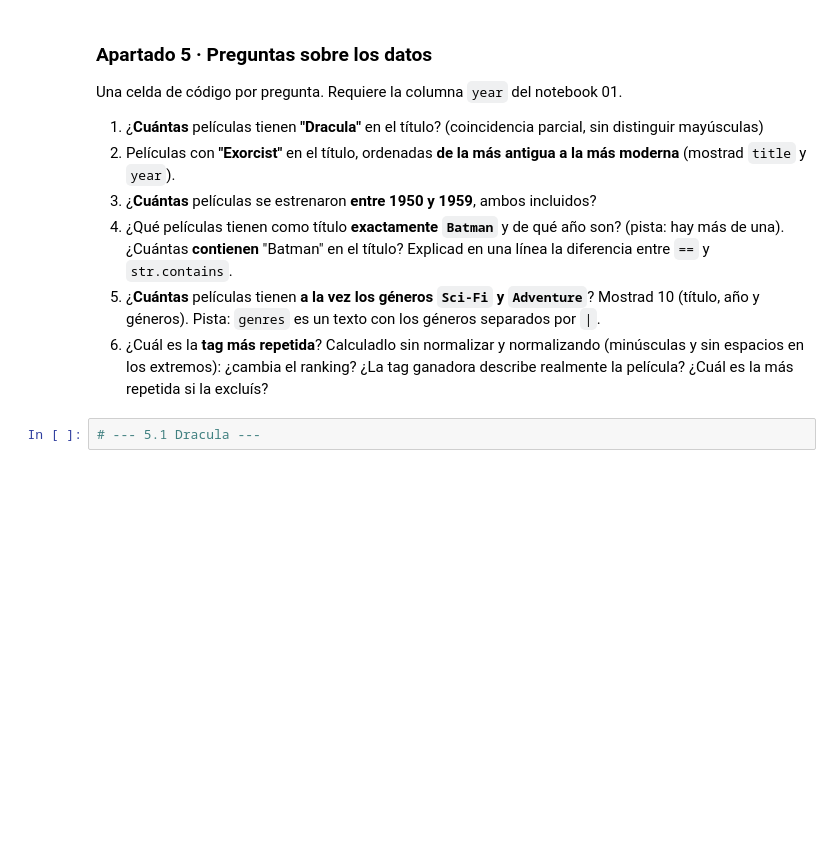
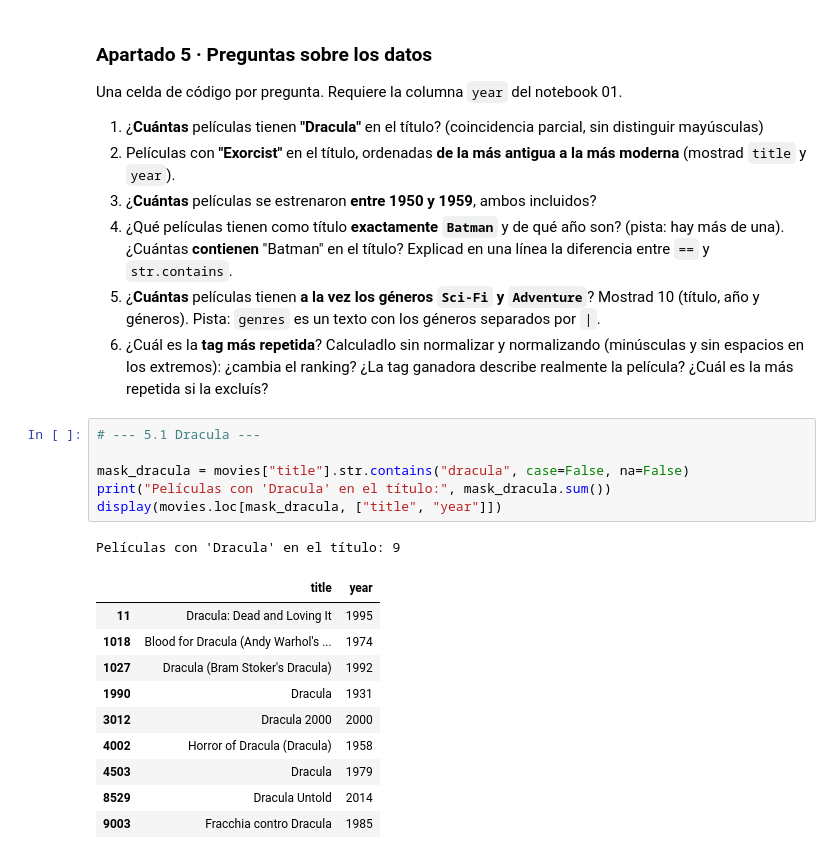
Before and after one commit to vmmaiz/tc-catalogo-peliculas, a Jupyter notebook: 02_analisis.ipynb, the cells around one changed output. Cells and saved outputs as stored; diff of their text form; blank space fills up the shorter version.

```diff
--- a/02_analisis.ipynb
+++ b/02_analisis.ipynb
@@ -204,5 +204,21 @@ Una celda de código por pregunta. Requiere la columna `year` del notebook 01.
 6. ¿Cuál es la **tag más repetida**? Calculadlo sin normalizar y normalizando (minúsculas y sin espacios en los extremos): ¿cambia el ranking? ¿La tag ganadora describe realmente la película? ¿Cuál es la más repetida si la excluís?
 # %%
 # --- 5.1 Dracula ---
+
+mask_dracula = movies["title"].str.contains("dracula", case=False, na=False)
+print("Películas con 'Dracula' en el título:", mask_dracula.sum())
+display(movies.loc[mask_dracula, ["title", "year"]])
+# %% [output]
+Películas con 'Dracula' en el título: 9
+|  | title | year |
+| 11 | Dracula: Dead and Loving It | 1995 |
+| 1018 | Blood for Dracula (Andy Warhol's ... | 1974 |
+| 1027 | Dracula (Bram Stoker's Dracula) | 1992 |
+| 1990 | Dracula | 1931 |
+| 3012 | Dracula 2000 | 2000 |
+| 4002 | Horror of Dracula (Dracula) | 1958 |
+| 4503 | Dracula | 1979 |
+| 8529 | Dracula Untold | 2014 |
+| 9003 | Fracchia contro Dracula | 1985 |
 # %%
 # --- 5.2 Exorcist (de más antigua a más moderna) ---
```
Also changed, not shown: parts of 5 cells of this notebook.
